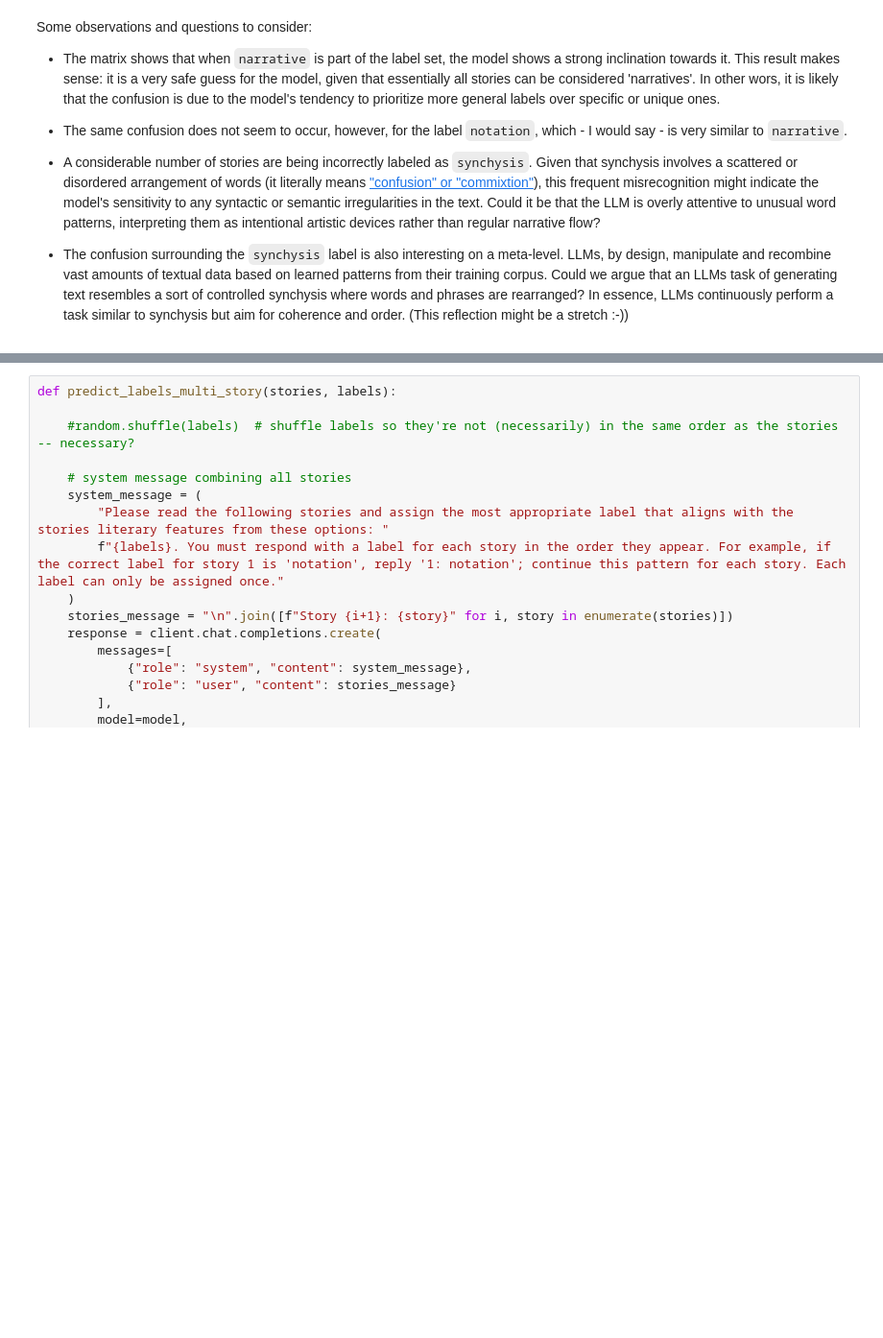
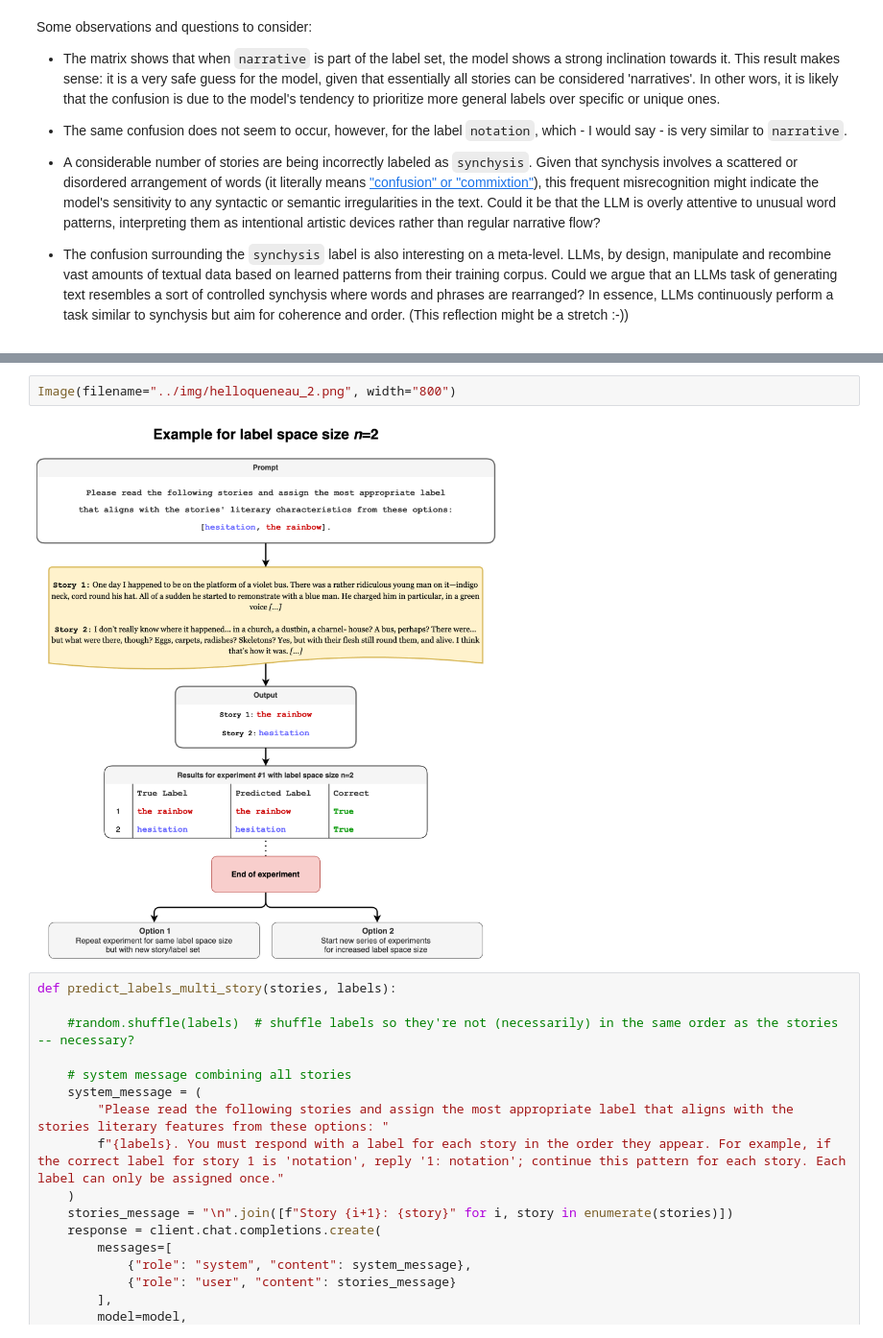
Before and after one commit to WHaverals/helloqueneau, a Jupyter notebook: src/guess.ipynb, the cells around one changed output, grey strips where cells are left out. Shown at 96% size. Saved outputs shown, nothing was run; the diff lists cells and outputs as text; blank space fills up the shorter version.

```diff
--- a/src/guess.ipynb
+++ b/src/guess.ipynb
@@ -498,3 +504,7 @@ In this experiment, we will present the model with all stories and their corresp
+# %%
+Image(filename="../img/helloqueneau_2.png", width="800")
+# %% [output]
+[figure, added]
 # %%
 def predict_labels_multi_story(stories, labels):
 
```
Also changed, not shown: parts of 7 cells of this notebook.
